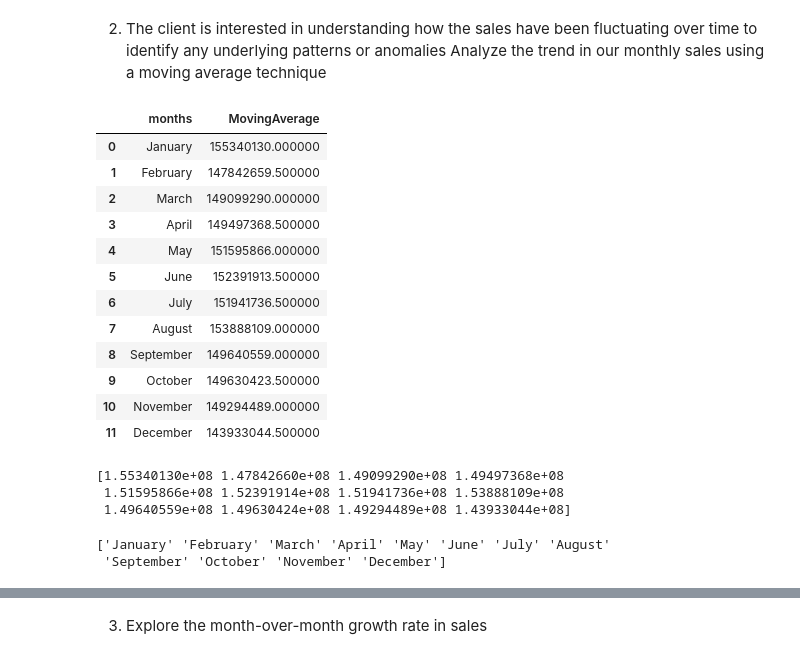
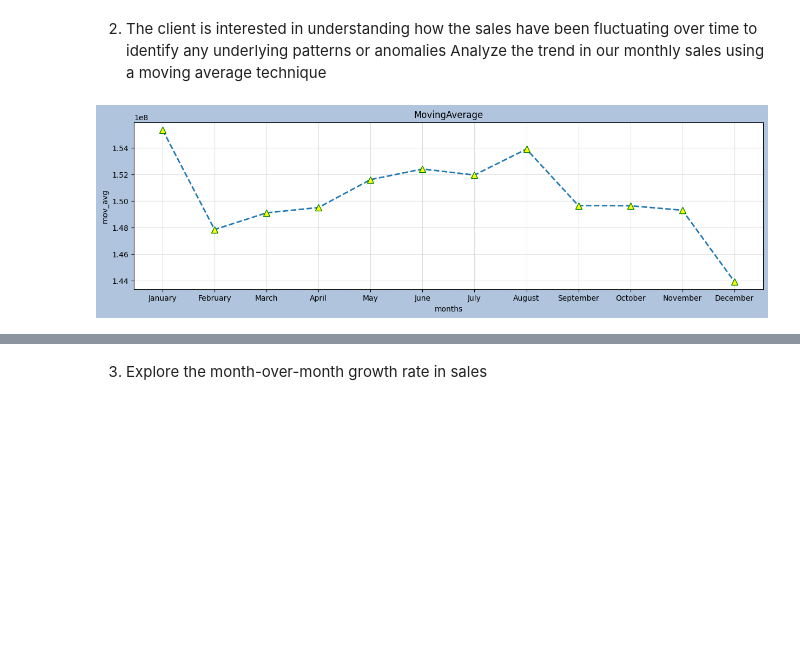
Before and after one commit to MonikaHussain/ecommerce_analysis, a Jupyter notebook: swiftmarket.ipynb, the cells around one changed output, grey strips where cells are left out. Drawn from its saved outputs; the diff is of its cells as text; code cells hidden in the pictures; blank space fills up the shorter version.

```diff
--- a/swiftmarket.ipynb
+++ b/swiftmarket.ipynb
@@ -373,44 +363,51 @@ plt.show()
 over time to identify any underlying patterns or anomalies Analyze the trend in
 our monthly sales using a moving average technique
 # %%
+# query for the database
 query = """ select
 months,
 AVG(monthlysales) OVER (ORDER BY monthnum ROWS BETWEEN 3
 PRECEDING AND CURRENT ROW) AS MovingAverage
 from
 (SELECT
 month(saledate) monthnum,
 monthname(SaleDate) as months,
 sum(totalprice) as monthlysales
 FROM Salesdata
 Group by month(saledate),monthname(saledate)) t;
 """
 mavg = read_query(query)
-mavg
+
+# fetching values
+months = mavg['months'].values
+moving_avg = mavg['MovingAverage'].astype(float).values
+
+
+
+# determing the figure size
+plt.figure(figsize=(15,4),facecolor='lightsteelblue')
+plt.plot(months,moving_avg,ls='dashed',marker='^',mec = 'green',ms = 8,mfc = 'yellow',lw =2)
+
+# title
+plt.title('MovingAverage')
+
+# labels of graph
+plt.xlabel('months')
+plt.ylabel('mov_avg')
+
+
+plt.grid(alpha=0.4)
+
+
+# for i in range(len(months)):
+
+#     plt.annotate(text=moving_avg[i],xy=(i,moving_avg[i]),
+#                   horizontalalignment='center',
+#                   verticalalignment='bottom')
+
+
+
+
+plt.show()
 # %% [output]
-|  | months | MovingAverage |
-| 0 | January | 155340130.000000 |
-| 1 | February | 147842659.500000 |
-| 2 | March | 149099290.000000 |
-| 3 | April | 149497368.500000 |
-| 4 | May | 151595866.000000 |
-| 5 | June | 152391913.500000 |
-| 6 | July | 151941736.500000 |
-| 7 | August | 153888109.000000 |
-| 8 | September | 149640559.000000 |
-| 9 | October | 149630423.500000 |
-| 10 | November | 149294489.000000 |
-| 11 | December | 143933044.500000 |
+[figure, added]
-# %%
-moving_avg = mavg['MovingAverage'].astype(float).values
-print(moving_avg)
-# %% [output]
-[1.55340130e+08 1.47842660e+08 1.49099290e+08 1.49497368e+08
- 1.51595866e+08 1.52391914e+08 1.51941736e+08 1.53888109e+08
- 1.49640559e+08 1.49630424e+08 1.49294489e+08 1.43933044e+08]
-# %%
-Months = mavg['months'].values
-print(Months)
-# %% [output]
-['January' 'February' 'March' 'April' 'May' 'June' 'July' 'August'
- 'September' 'October' 'November' 'December']
```
Also changed, not shown: parts of 11 cells of this notebook.
